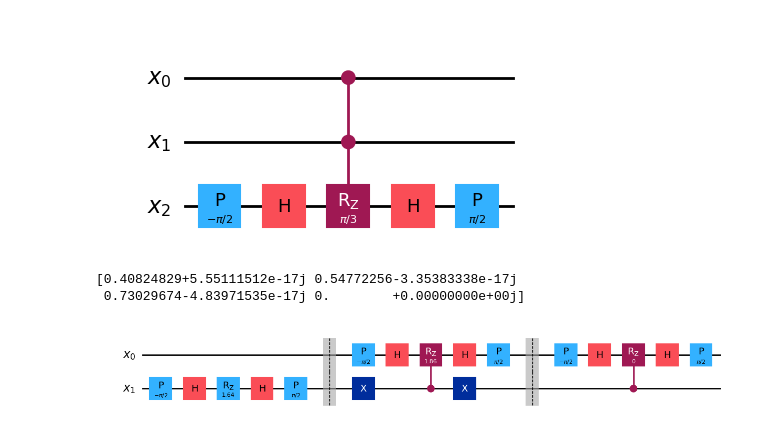
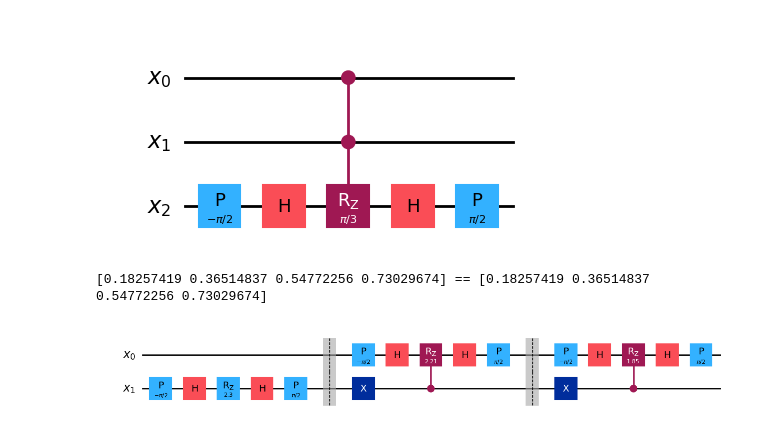
Before and after one commit to tzhu67/QuantStatePrep_MultiCRz, a Jupyter notebook: QSPcirc.ipynb, the cells around one changed output. Saved outputs shown, nothing was run; the diff lists cells and outputs as text; code cells hidden in the pictures.

```diff
--- a/QSPcirc.ipynb
+++ b/QSPcirc.ipynb
@@ -65,25 +66,25 @@ CCRy(pi/3)=
 [figure]
 # %%
 def induction(circ, psi, cidx, k): # Bottom-up Construction begining with control == [] and target == x[n-1]
-    psi_0 = psi[:2^k]; norm_0 = np.linalg.norm(psi_0)
+    psi_0 = psi[:2**k]; norm_0 = np.linalg.norm(psi_0)
     theta_0 = 2*np.arccos(norm_0)
     if k==0: # Top layer
         mcry(circ, theta_0, cidx, 0)
     else:
-        psi_1 = psi[2^k:]; norm_1 = np.linalg.norm(psi_1)
+        psi_1 = psi[2**k:]; norm_1 = np.linalg.norm(psi_1)
+
         mcry(circ, theta_0, cidx, k)
-        circ.barrier()
-        circ.x(k)
+        circ.barrier(); circ.x(k)
         induction(circ, [p/norm_0 for p in psi_0], cidx+[k], k-1)
-        circ.x(k)
-        circ.barrier()
+        circ.barrier(); circ.x(k)
         induction(circ, [p/norm_1 for p in psi_1], cidx+[k], k-1)
+
 x = QuantumRegister(size=2, name="x")
 c = QuantumCircuit(x, name="inductionTest")
-induction(c, np.arange(1,5)/np.sqrt(30), [], 1)
-print(Statevector(c).data)
+p = np.arange(1,5)/np.sqrt(30)
+induction(c, p, [], 1)
+print(np.real(Statevector(c).data),'==',p)
 c.draw(output="mpl")
 # %% [output]
-[0.40824829+5.55111512e-17j 0.54772256-3.35383338e-17j
- 0.73029674-4.83971535e-17j 0.        +0.00000000e+00j]
+[0.18257419 0.36514837 0.54772256 0.73029674] == [0.18257419 0.36514837 0.54772256 0.73029674]
-[figure, old version]
+[figure, new version]
```
Also changed, not shown: parts of 2 cells of this notebook.
